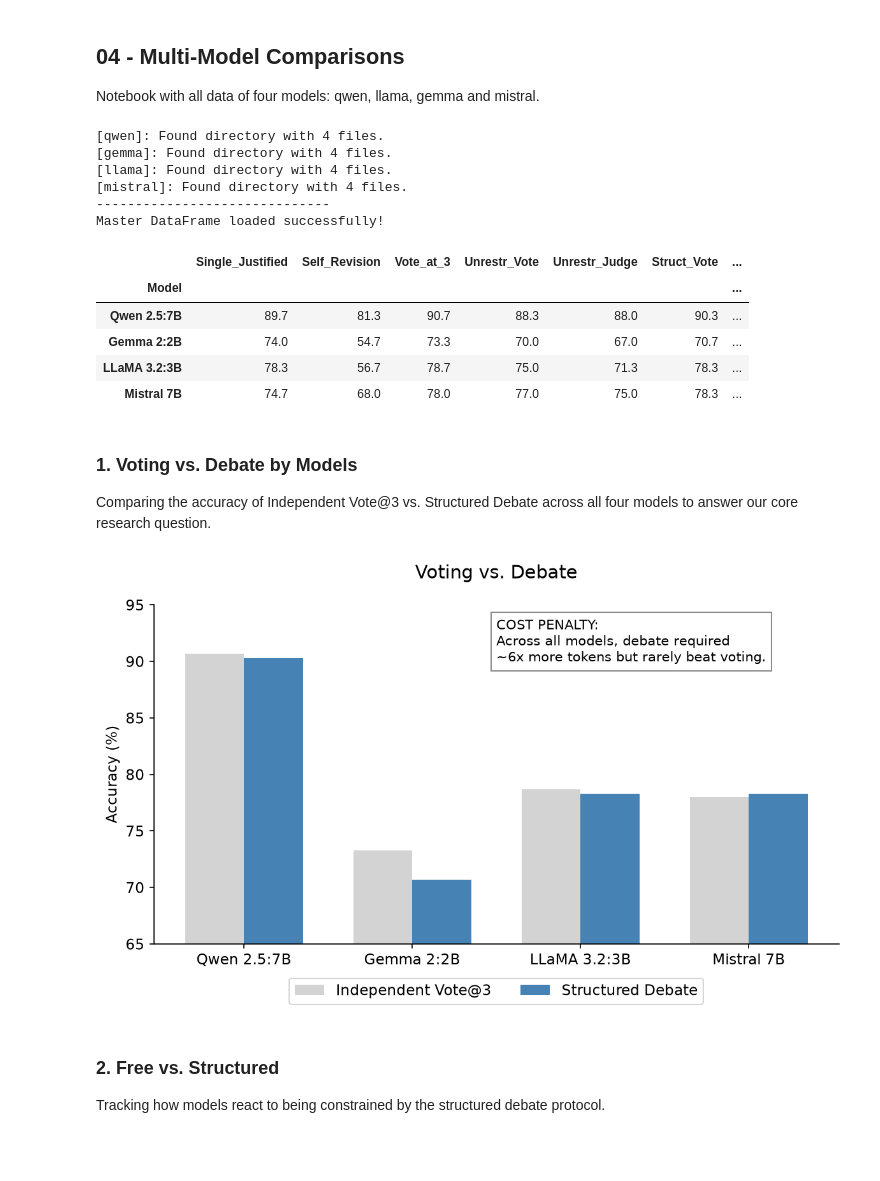
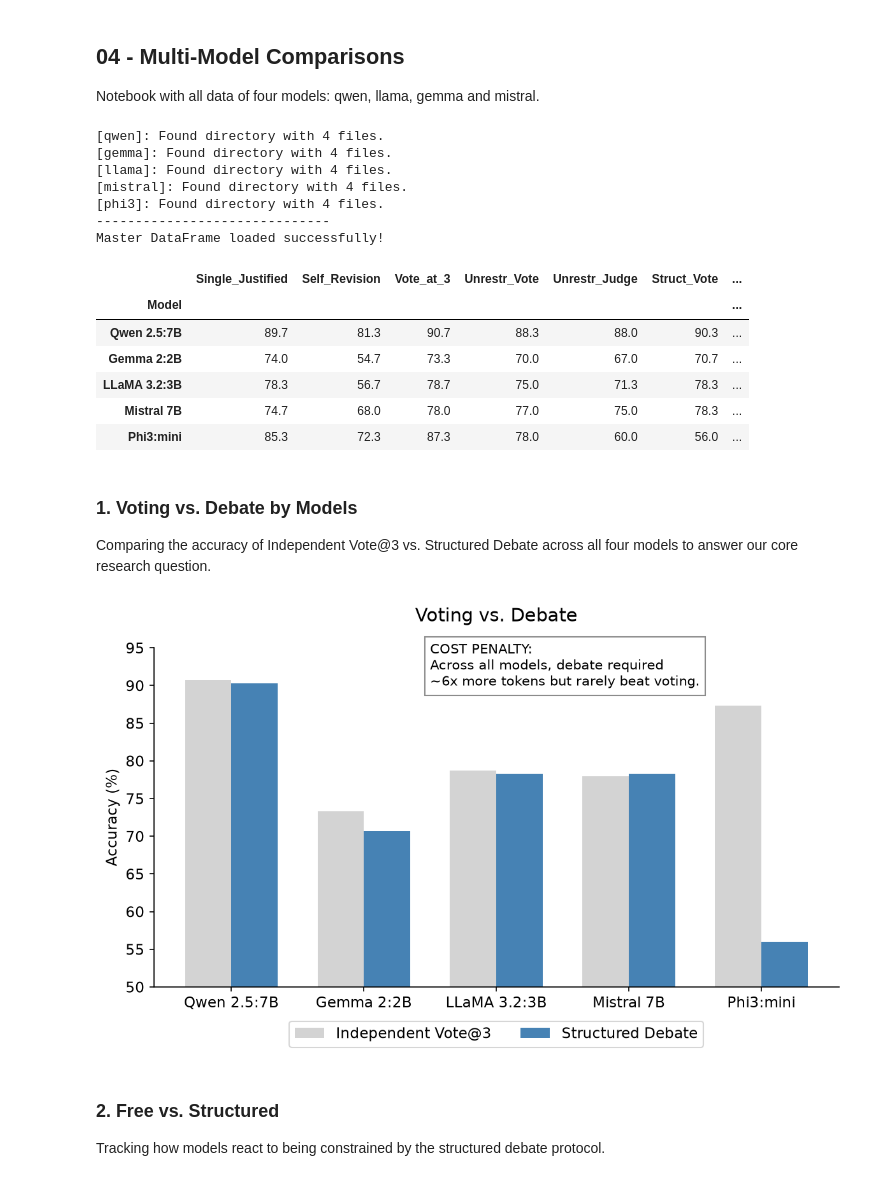
Before and after one commit to jssuarezc/NLP_MULTI_AGENT, a Jupyter notebook: notebooks/04_mega_comparisons.ipynb, the cells around one changed output. Saved outputs shown, nothing was run; the diff lists cells and outputs as text; code cells hidden in the pictures; blank space fills up the shorter version.

```diff
--- a/notebooks/04_mega_comparisons.ipynb
+++ b/notebooks/04_mega_comparisons.ipynb
@@ -18,9 +18,9 @@ plt.rcParams.update({
     'axes.titlesize': 14
 })
 
-MODELS = ['Qwen 2.5:7B', 'Gemma 2:2B', 'LLaMA 3.2:3B', 'Mistral 7B']
+MODELS = ['Qwen 2.5:7B', 'Gemma 2:2B', 'LLaMA 3.2:3B', 'Mistral 7B', "Phi3:mini"]
 RESULTS_DIR = Path("../results")
-model_folders = ["qwen", "gemma", "llama", "mistral"]
+model_folders = ["qwen", "gemma", "llama", "mistral", "phi3"]
 
 for folder in model_folders:
     folder_path = RESULTS_DIR / folder
@@ -34,15 +34,15 @@ print("-" * 30)
 
 data = {
     'Model': MODELS,
-    'Single_Justified': [89.7, 74.0, 78.3, 74.7],
-    'Self_Revision': [81.3, 54.7, 56.7, 68.0],
-    'Vote_at_3': [90.7, 73.3, 78.7, 78.0],
-    'Unrestr_Vote': [88.3, 70.0, 75.0, 77.0],
-    'Unrestr_Judge': [88.0, 67.0, 71.3, 75.0],
-    'Struct_Vote': [90.3, 70.7, 78.3, 78.3],
-    'Struct_Change_Rate': [1.8, 12.0, 7.0, 11.0],
-    'Qual_Peer_Pressure': [3, 2, 4, 1],
-    'Qual_Specific_Wrong': [4, 6, 4, 7]
+    'Single_Justified': [89.7, 74.0, 78.3, 74.7, 85.3],
+    'Self_Revision': [81.3, 54.7, 56.7, 68.0, 72.3],
+    'Vote_at_3': [90.7, 73.3, 78.7, 78.0, 87.3],
+    'Unrestr_Vote': [88.3, 70.0, 75.0, 77.0, 78.0],
+    'Unrestr_Judge': [88.0, 67.0, 71.3, 75.0, 60.0],
+    'Struct_Vote': [90.3, 70.7, 78.3, 78.3, 56.0],
+    'Struct_Change_Rate': [1.8, 12.0, 7.0, 11.0, 40.4],
+    'Qual_Peer_Pressure': [3, 2, 4, 1, 3],
+    'Qual_Specific_Wrong': [4, 6, 4, 7, 5]
 }
 
 df = pd.DataFrame(data).set_index('Model')
@@ -53,6 +53,7 @@ display(df.head())
 [gemma]: Found directory with 4 files.
 [llama]: Found directory with 4 files.
 [mistral]: Found directory with 4 files.
+[phi3]: Found directory with 4 files.
 ------------------------------
 Master DataFrame loaded successfully!
 |  | Single_Justified | Self_Revision | Vote_at_3 | Unrestr_Vote | Unrestr_Judge | Struct_Vote | ... |
@@ -61,32 +62,33 @@ Master DataFrame loaded successfully!
 | Gemma 2:2B | 74.0 | 54.7 | 73.3 | 70.0 | 67.0 | 70.7 | ... |
 | LLaMA 3.2:3B | 78.3 | 56.7 | 78.7 | 75.0 | 71.3 | 78.3 | ... |
 | Mistral 7B | 74.7 | 68.0 | 78.0 | 77.0 | 75.0 | 78.3 | ... |
+| Phi3:mini | 85.3 | 72.3 | 87.3 | 78.0 | 60.0 | 56.0 | ... |
 # %% [markdown]
 ### 1. Voting vs. Debate by Models
 Comparing the accuracy of Independent Vote@3 vs. Structured Debate across all four models to answer our core research question.
 # %%
 x = np.arange(len(df))
 width = 0.35
 
 fig, ax = plt.subplots(figsize=(8, 5))
 rects1 = ax.bar(x - width/2, df['Vote_at_3'], width, label='Independent Vote@3', color='lightgray')
 rects2 = ax.bar(x + width/2, df['Struct_Vote'], width, label='Structured Debate', color='steelblue')
 
 ax.set_ylabel('Accuracy (%)')
 ax.set_title('Voting vs. Debate', pad=20)
 ax.set_xticks(x)
 ax.set_xticklabels(df.index)
 ax.legend(loc='lower center', bbox_to_anchor=(0.5, -0.2), ncol=2)
 
-ax.set_ylim(65, 95)
+ax.set_ylim(50, 95)
 
 ax.text(1.5, 90, "COST PENALTY:\nAcross all models, debate required\n~6x more tokens but rarely beat voting.",
         fontsize=10, bbox=dict(facecolor='white', alpha=0.9, edgecolor='gray'))
 
 plt.tight_layout()
 plt.show()
 # %% [output]
-[figure, old version]
+[figure, new version]
 # %% [markdown]
 ### 2. Free vs. Structured
 Tracking how models react to being constrained by the structured debate protocol.
```
Also changed, not shown: parts of 5 cells of this notebook, 25 other files.
